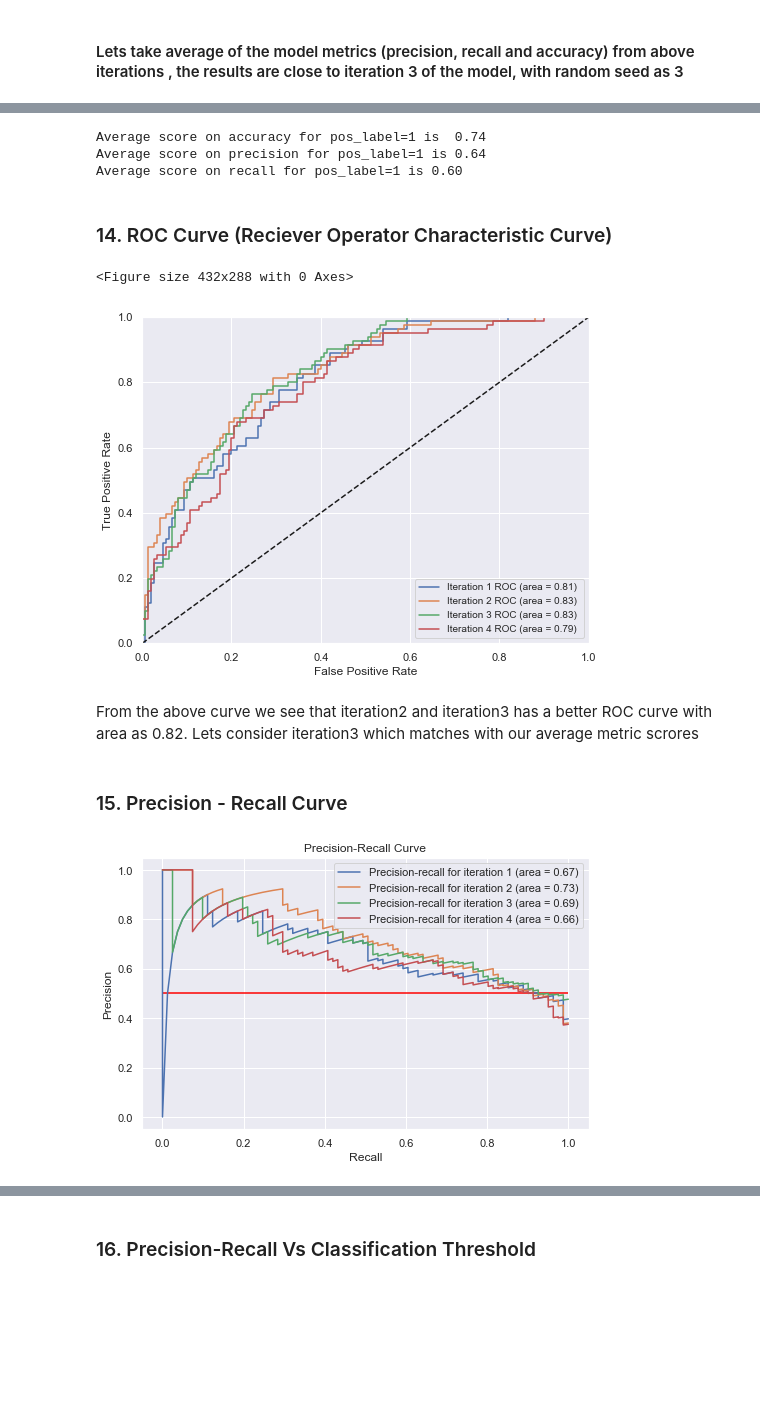
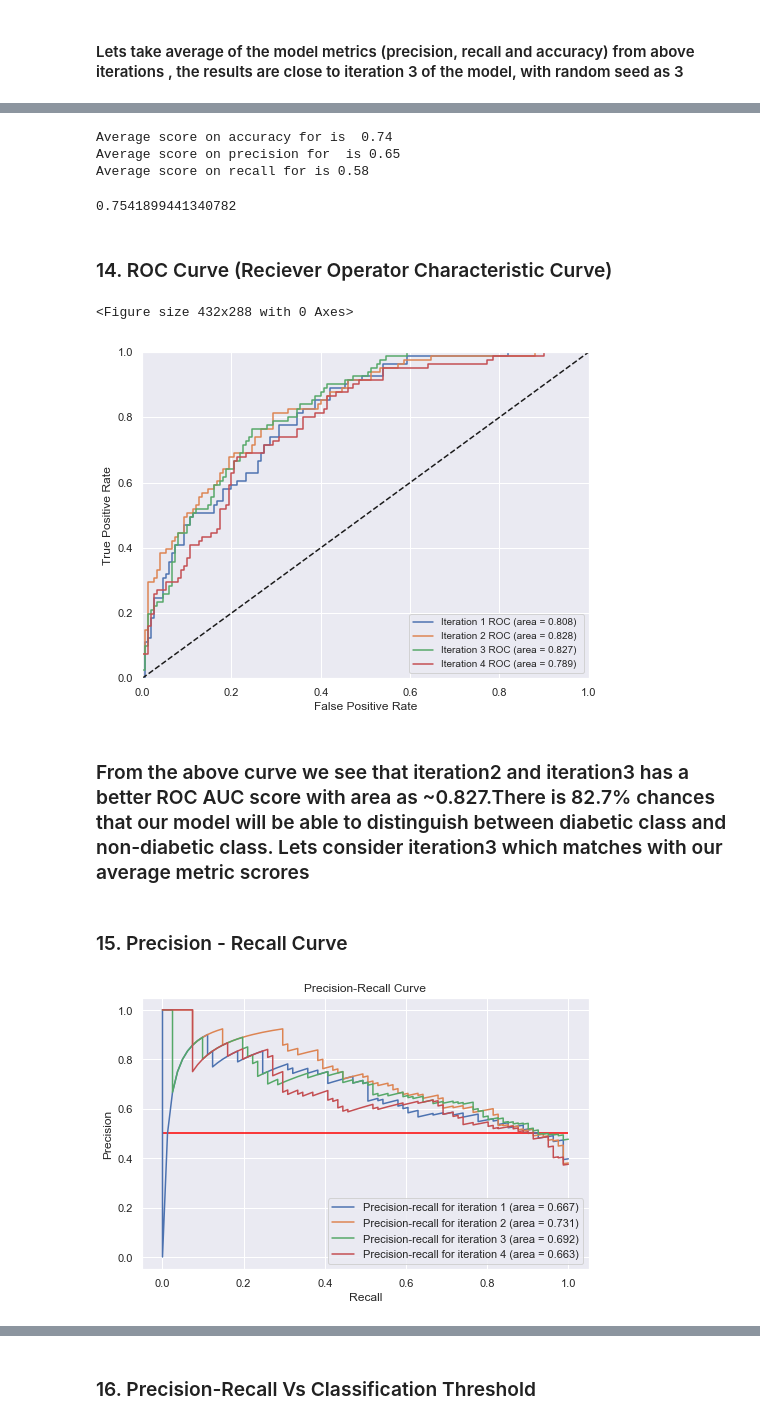
Before and after one commit to divya-r-kamat/AI_ML_Projects, a Jupyter notebook: python/project/module_3/Pima Diabetes - Supervised Learning (Naive Bayes).ipynb, the cells around one changed output, grey strips where cells are left out. Drawn from its saved outputs; the diff is of its cells as text; code cells hidden in the pictures; blank space fills up the shorter version.

```diff
--- a/python/project/module_3/Pima Diabetes - Supervised Learning (Naive Bayes).ipynb
+++ b/python/project/module_3/Pima Diabetes - Supervised Learning (Naive Bayes).ipynb
@@ -487,7 +487,7 @@ accuracy_scores = []
 recall_scores = []
 precision_scores = []
 
-for i in range(1,5):
+for i in range(1,4):
     X_train,X_test,y_train,y_test=train_test_split(X,y,random_state=i,test_size=0.30,stratify=y)
 
     clf.fit(X_train, y_train)
@@ -535,11 +535,22 @@ print(recall_scores)
 # %%
-print("Average score on accuracy for pos_label=1 is  %0.2f" % np.mean(accuracy_scores) )
-print("Average score on precision for pos_label=1 is %0.2f" % np.mean(precision_scores) )
-print("Average score on recall for pos_label=1 is %0.2f" % np.mean(recall_scores) )
+print("Average score on accuracy for is  %0.2f" % np.mean(accuracy_scores) )
+print("Average score on precision for  is %0.2f" % np.mean(precision_scores) )
+print("Average score on recall for is %0.2f" % np.mean(recall_scores) )
 # %% [output]
-Average score on accuracy for pos_label=1 is  0.74
-Average score on precision for pos_label=1 is 0.64
-Average score on recall for pos_label=1 is 0.60
+Average score on accuracy for is  0.74
+Average score on precision for  is 0.65
+Average score on recall for is 0.58
+# %%
+from sklearn.model_selection import KFold #for K-fold cross validation
+from sklearn.model_selection import cross_val_score #score evaluation
+
+X_train,X_test,y_train,y_test=train_test_split(X,y,random_state=3,test_size=0.30,stratify=y)
+
+kfold = KFold(n_splits=3, random_state=3) # k=10, split the data into 10 equal parts
+cv_result = cross_val_score(clf,X_train,y_train, cv = kfold,scoring = "accuracy")
+print(cv_result.mean())
+# %% [output]
+0.7541899441340782
 # %% [markdown]
 ### 14. ROC Curve (Reciever Operator Characteristic Curve)
 # %%
@@ -556,7 +567,7 @@ for i in range(1,5):
 
     fpr, tpr, thresholds = roc_curve(y_test,  y_pred_proba)
     auc = roc_auc_score(y_test, y_pred_proba)
-    plt.plot(fpr,tpr,label='Iteration %s ROC (area = %0.2f) ' % (i, auc))
+    plt.plot(fpr,tpr,label='Iteration %s ROC (area = %0.3f) ' % (i, auc))
 
 plt.plot([0, 1], [0, 1], 'k--')
 plt.xlim([0.0, 1.0])
@@ -567,32 +578,32 @@ plt.legend(loc=0, fontsize='small')
 plt.show()
 # %% [output]
 <Figure size 432x288 with 0 Axes>
-[figure, old version]
+[figure, new version]
 # %% [markdown]
-From the above curve we see that iteration2 and iteration3 has a better ROC curve with area as 0.82. Lets consider iteration3 which matches with our average metric scrores
+### From the above curve we see that iteration2 and iteration3 has a better ROC AUC score with area as ~0.827.There is 82.7% chances that our model will be able to distinguish between diabetic class and non-diabetic class.  Lets consider iteration3 which matches with our average metric scrores
 # %% [markdown]
 ### 15. Precision - Recall Curve
 # %%
 plt.figure(figsize=(8,5))
 
 for i in range(1,5):
     X_train,X_test,y_train,y_test=train_test_split(X,y,random_state=i,test_size=0.30,stratify=y)
 
     clf.fit(X_train, y_train)
     y_predicted = clf.predict(X_test)
 
     y_pred_proba = clf.predict_proba(X_test)[:, 1]
 
     precision,recall,thresholds= precision_recall_curve(y_test,  y_pred_proba)
     ap = average_precision_score(y_test, y_pred_proba)
-    plt.plot(recall,precision,label='Precision-recall for iteration %s (area = %0.2f)'%(i,ap))
+    plt.plot(recall,precision,label='Precision-recall for iteration %s (area = %0.3f)'%(i,ap))
 
 plt.xlabel('Recall')
 plt.ylabel('Precision')
 plt.title('Precision-Recall Curve')
 plt.hlines(y=0.5,xmin=0,xmax=1,color='red')
 plt.legend()
 plt.show()
 # %% [output]
-[figure, old version]
+[figure, new version]
 # %% [markdown]
```
Also changed, not shown: parts of 5 cells of this notebook, 1 other file.
